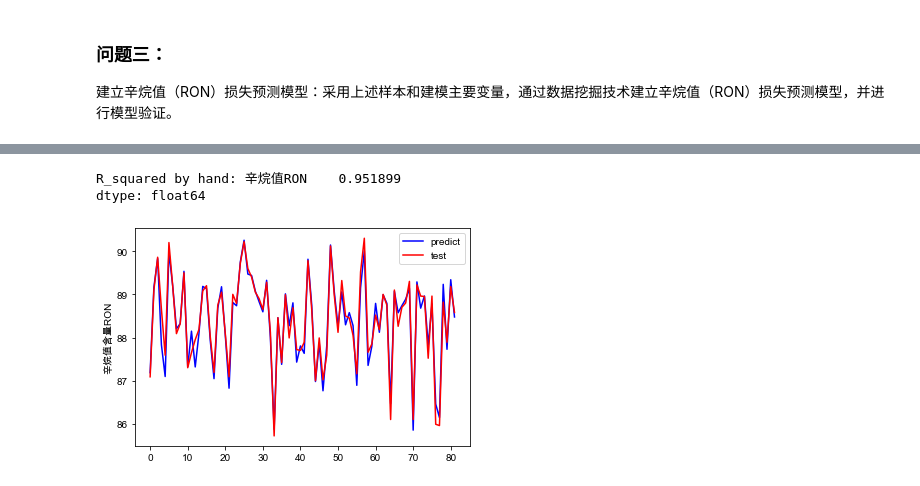
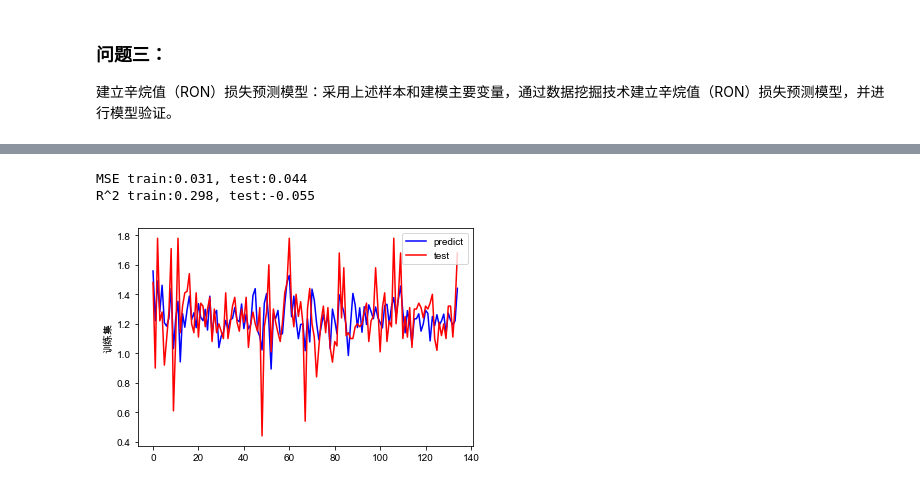
Before and after one commit to Ryuchen/RON_Model, a Jupyter notebook: src/solution.ipynb, the cells around one changed output, grey strips where cells are left out. Saved outputs shown, nothing was run; the diff lists cells and outputs as text; code cells hidden in the pictures.

```diff
--- a/src/solution.ipynb
+++ b/src/solution.ipynb
@@ -458,0 +491,11 @@ for _ in tSNE_samples_features.keys():
+# %%
+# 新特征属性 与 原始属性 与 相关系数的阈值
+dist_standard3 = 0.15  # 需要调整的参数
+relate_features = set()
+for _ in const_features:
+    for (code_name, i18n_name) in manule_features.keys():
+        cov_feature_corr = manule_features[(code_name, i18n_name)].corr(tSNE_features[_])
+        if -dist_standard3 > cov_feature_corr or cov_feature_corr > dist_standard3:
+            relate_features.add((code_name, i18n_name))
+
+print(f"t-SNE feature relate to => {list(relate_features)}")
@@ -461,6 +506,6 @@ for _ in tSNE_samples_features.keys():
 
 建立辛烷值（RON）损失预测模型：采用上述样本和建模主要变量，通过数据挖掘技术建立辛烷值（RON）损失预测模型，并进行模型验证。
 # %%
-model_feature = tSNE_samples_features[const_features]
-data = samples[[('原料性质', '辛烷值RON'), ('原料性质', '硫含量,μg/g'), ('产品性质', '辛烷值RON'), ('产品性质', 'RON损失\n（不是变量）')]].to_numpy()
-model_features = model_feature.join(pd.DataFrame(data, columns=['原辛烷值RON', '硫含量', '辛烷值RON', 'RON损失']))
+model_feature = manule_features[list(relate_features)]
+model_features = model_feature.join(samples[[('原料性质', '辛烷值RON'), ('原料性质', '硫含量,μg/g'), ('产品性质', '辛烷值RON'), ('产品性质', 'RON损失\n（不是变量）')]])
+model_features.describe()
@@ -487,8 +530,8 @@ import matplotlib.pyplot as plt
 # %%
-const_features.append('原辛烷值RON')
-const_features.append('硫含量')
-X = model_features[const_features]
-y = model_features[['辛烷值RON']]
+relate_features.add(('原料性质', '辛烷值RON'))
+relate_features.add(('原料性质', '硫含量,μg/g'))
+X = model_features[list(relate_features)]
+y = model_features[[('产品性质', 'RON损失\n（不是变量）')]]
 X_train, X_test, y_train, y_test = train_test_split(X, y, random_state=1)
-print('X_train.shape={}\ny_train.shape ={}\nX_test.shape={}\ny_test.shape={}'.format(X_train.shape, y_train.shape, X_test.shape, y_test.shape))
+print('X_train.shape={}\ny_train.shape={}\nX_test.shape={}\ny_test.shape={}'.format(X_train.shape, y_train.shape, X_test.shape, y_test.shape))
 # %% [output]
@@ -511,30 +553,19 @@ print(f"模型各特征值对应的权重: {list(zip(const_features, linreg.coef
-# %%
-#评价
-#(1) 评价测度
-# 对于分类问题，评价测度是准确率，但这种方法不适用于回归问题。我们使用针对连续数值的评价测度(evaluation metrics)。
-# 这里介绍3种常用的针对线性回归的测度。
-# 1)平均绝对误差(Mean Absolute Error, MAE)
-# (2)均方误差(Mean Squared Error, MSE)
-# (3)均方根误差(Root Mean Squared Error, RMSE)
-# 这里我使用RMES。
-SS_R = 0
-SS_T = 0
-y_pred = linreg.predict(X_test)
-y_mean = np.mean(y_test)
-for i in range(len(y_pred)):
-    SS_R += (y_pred[i] - y_test.values[i]) ** 2
-    SS_T += (y_test.values[i] - y_mean) ** 2
-sum_erro = 1 - SS_R/SS_T
-# calculate RMSE by hand
-print ("R_squared by hand:", sum_erro)
-# 做ROC曲线
-plt.figure()
-plt.plot(range(len(y_pred)), y_pred, 'b', label="predict")
-plt.plot(range(len(y_pred)), y_test, 'r', label="test")
-plt.legend(loc = "upper right") #显示图中的标签
-plt.ylabel("辛烷值含量RON")
-plt.show()
-# %% [output]
-R_squared by hand: 辛烷值RON    0.951899
-dtype: float64
-[figure, removed]
+# %%
+SS_R = 0
+SS_T = 0
+y_train_pred = linreg.predict(X_train)
+y_test_pred = linreg.predict(X_test)
+print ('MSE train:%.3f, test:%.3f' % (mean_squared_error(y_train, y_train_pred), mean_squared_error(y_test, y_test_pred)))
+print ('R^2 train:%.3f, test:%.3f' % (r2_score(y_train, y_train_pred), r2_score(y_test, y_test_pred)))
+# %% [output]
+MSE train:0.031, test:0.044
+R^2 train:0.298, test:-0.055
+# %%
+plt.figure()
+plt.plot(range(len(y_train)), y_train_pred, 'b', label="predict")
+plt.plot(range(len(y_train)), y_train, 'r', label="test")
+plt.legend(loc = "upper right") #显示图中的标签
+plt.ylabel("训练集")
+plt.show()
+# %% [output]
+[figure, added]
```
Also changed, not shown: parts of 32 cells of this notebook.
